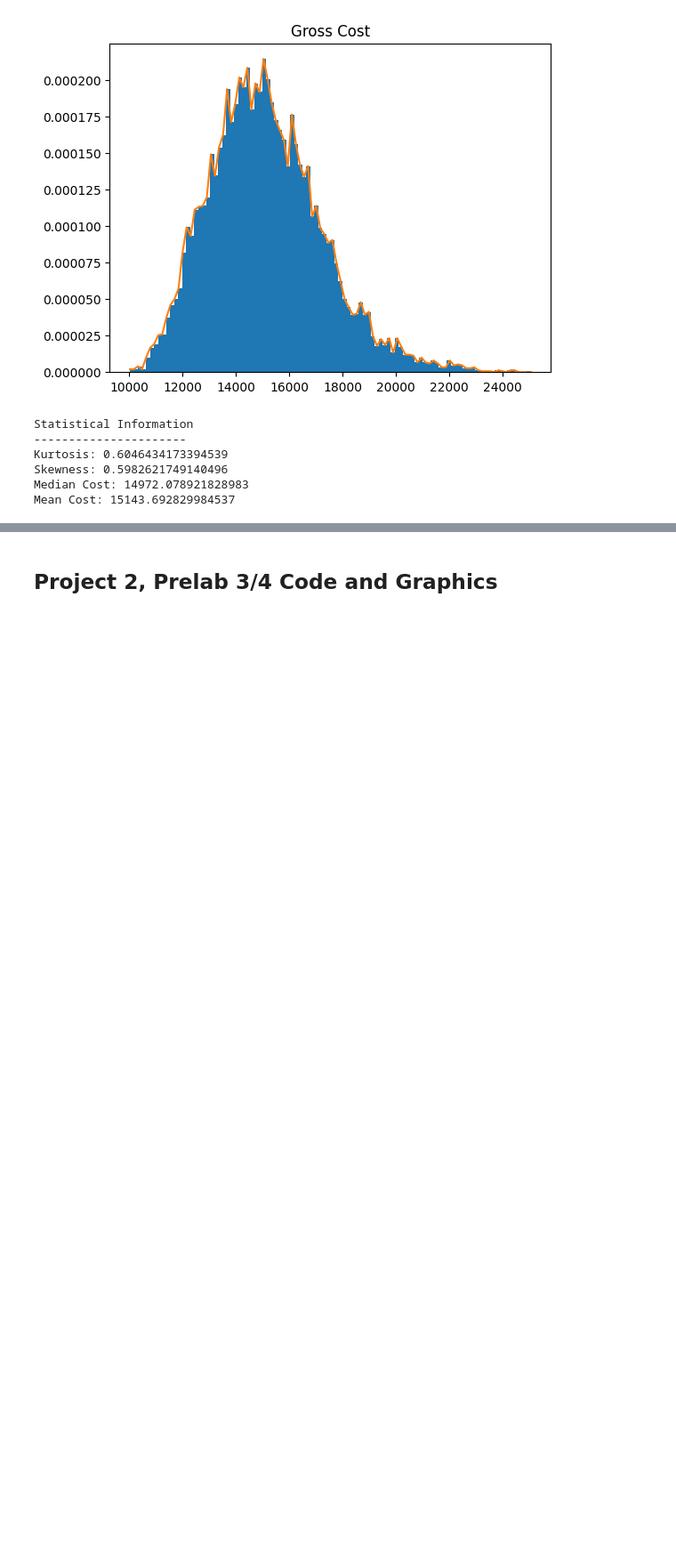
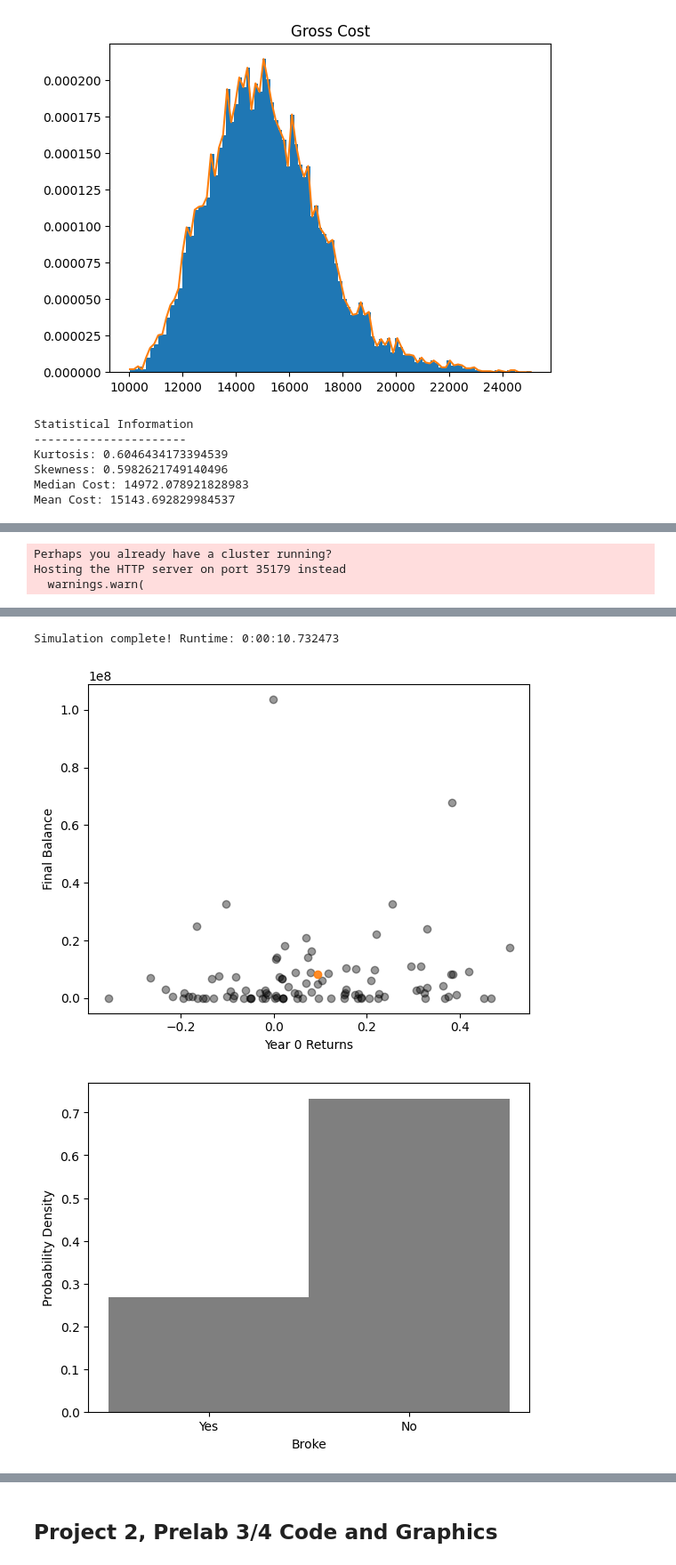
Before and after one commit to Gabriel-vzh2vs/Modelling-And-Simulation-Public-Release, a Jupyter notebook: Chapter_Lab/hidden-lab-graphics.ipynb, the cells around one changed output, grey strips where cells are left out. Shown at 89% size. Drawn from its saved outputs; the diff is of its cells as text; code cells hidden in the pictures; blank space fills up the shorter version.

```diff
--- a/Chapter_Lab/hidden-lab-graphics.ipynb
+++ b/Chapter_Lab/hidden-lab-graphics.ipynb
@@ -245,0 +305,76 @@ Mean Cost: 15143.692829984537
+# %%
+# This is a modification on the example case from github.com/scottshambaugh/monaco/blob/main/examples/early_retirement_investment_portfolio/retirement_example_run.py
+# combined with some random ideas from the author.
+
+# $p_0 = 10000$, $r = 25000$, $t = 40$, and $s = 10,000$
+
+from scipy.stats import norm, uniform
+import monaco as mc
+import matplotlib.pyplot as plt
+import numpy as np
+
+fcns = {'preprocess' : retirement_example_preprocess,
+        'run'        : retirement_example_run,
+        'postprocess': retirement_example_postprocess}
+
+ndraws = 100
+seed = 12362397
+
+def retirement_example_monte_carlo_sim():
+
+    sim = mc.Sim(name='retirement', ndraws=ndraws, fcns=fcns,
+                 firstcaseismedian=True, samplemethod='random',
+                 seed=seed, singlethreaded=False,
+                 savecasedata=False,
+                 verbose=True, debug=True)
+
+    sp500_mean = 0.114
+    sp500_stdev = 0.197
+    inflation = 0.02 # In the model, we assume inflatio would be factored into the return rate.
+    nyears = 40 # t = 40
+
+    for i in range(nyears):
+        sim.addInVar(name=f'Year {i} Returns', dist=norm,
+                     distkwargs={'loc': (sp500_mean - inflation), 'scale': sp500_stdev})
+
+    sim.addInVar(name='Beginning Balance', dist=uniform,
+                 distkwargs={'loc': 1000000, 'scale': 100000})
+    sim.addConstVal(name='nyears', val=nyears)
+
+    sim.runSim()
+
+    wentbrokecases = [i for i, e in enumerate(sim.outvars['Broke'].vals) if e == 'Yes']
+
+    mc.plot(sim.invars['Year 0 Returns'], sim.outvars['Final Balance'],
+            highlight_cases=0, cov_plot=False)
+    mc.plot(sim.outvars['Broke'])
+    mc.plot(sim.invars['Beginning Balance'], highlight_cases=0)
+    fig, ax = mc.plot(sim.outvars['Date'], sim.outvars['Ending Balance'],
+                      highlight_cases=wentbrokecases, title='Yearly Balances')
+    ax.set_yscale('symlog')
+    ax.set_ylim(bottom=1e4)
+    fig.set_size_inches(7.6, 5.4)
+
+    sim.genCovarianceMatrix()
+    fig = plt.figure()
+    yearly_return_broke_corr = []
+    for i in range(nyears):
+        corr = sim.covs[sim.covvarlist.index('Broke')][sim.covvarlist.index(f'Year {i} Returns')]
+        yearly_return_broke_corr.append(corr)
+    plt.plot(range(nyears), yearly_return_broke_corr, 'k')
+    plt.plot(range(nyears), np.zeros(nyears), 'k--')
+    plt.title('Correlation Between Yearly Return and Going Broke')
+    plt.ylabel('Correlation Coeff')
+    plt.xlabel('Year')
+    fig.set_size_inches(7.6, 5.4)
+    plt.show()
+
+    return sim
+
+
+if __name__ == '__main__':
+    sim = retirement_example_monte_carlo_sim()
+# %% [output]
+Perhaps you already have a cluster running?
+Hosting the HTTP server on port 35179 instead
+  warnings.warn(
@@ -245,0 +387,3 @@ Mean Cost: 15143.692829984537
+Simulation complete! Runtime: 0:00:10.732473
+[figure, added]
+[figure, added]
```
Also changed, not shown: parts of 4 cells of this notebook, 3 other files.
